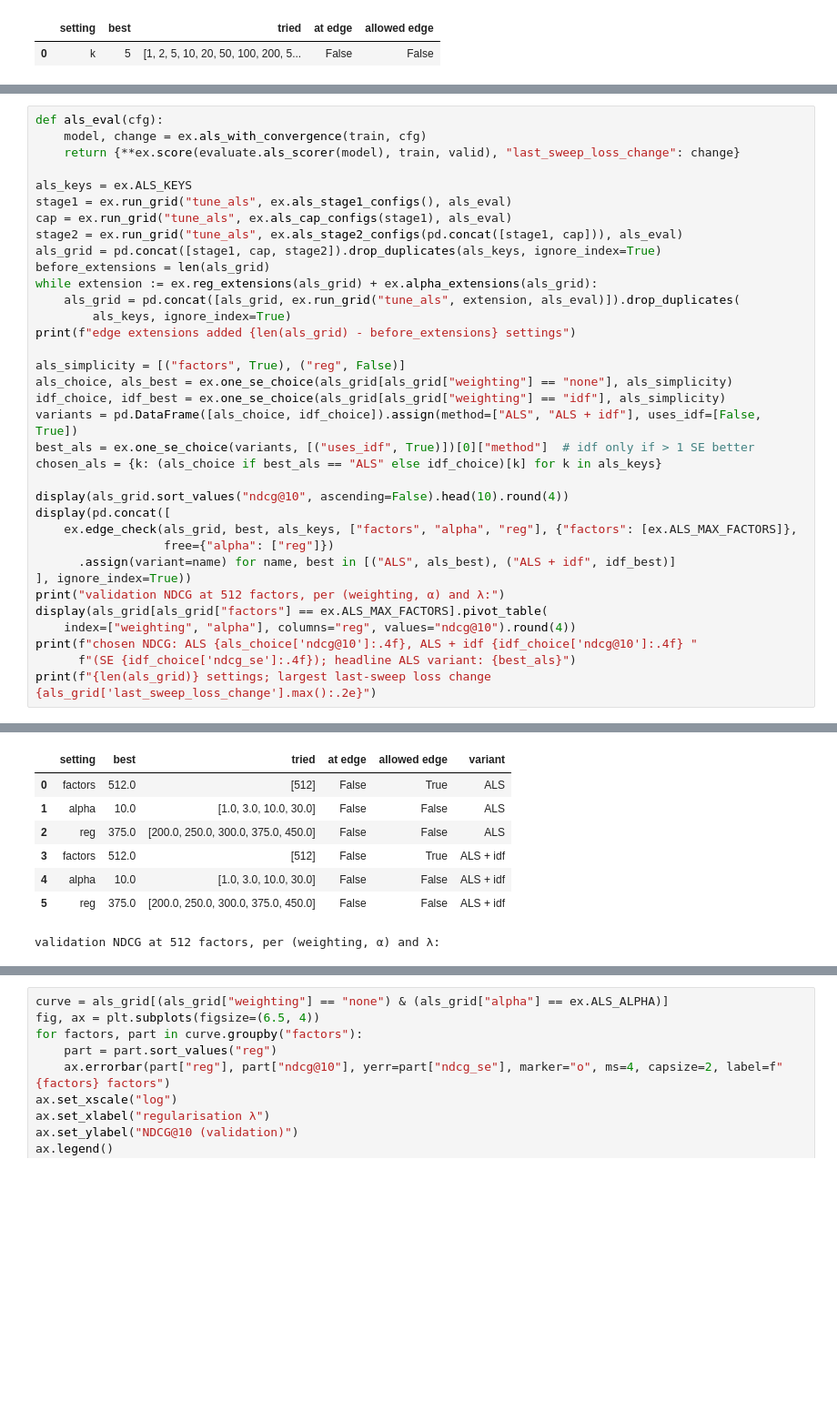
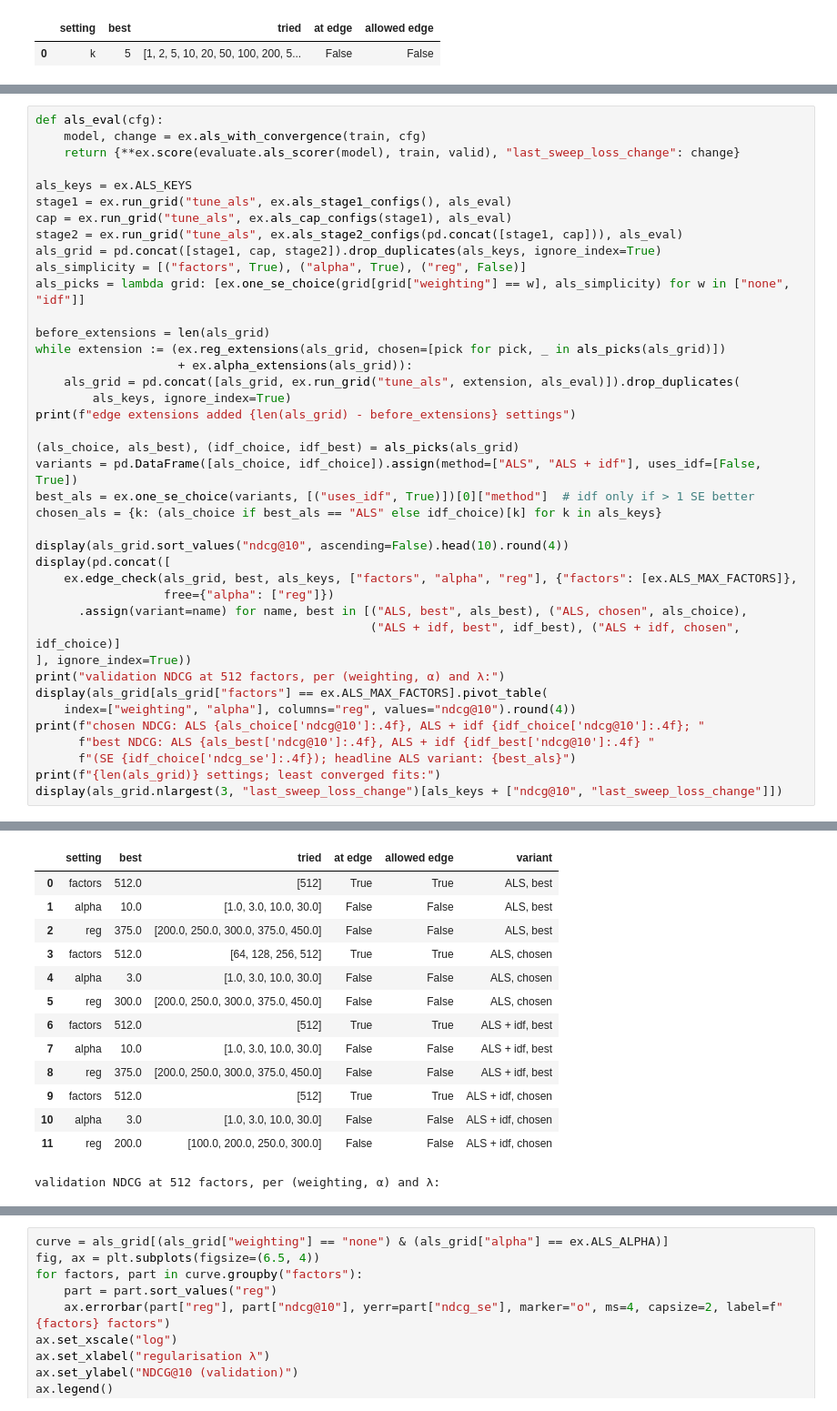
Before and after one commit to sribn/02807-computational-tools-for-data-science, a Jupyter notebook: recommender.ipynb, the cells around one changed output, grey strips where cells are left out. Shown at 91% size. Saved outputs shown, nothing was run; the diff lists cells and outputs as text; blank space fills up the shorter version.

```diff
--- a/recommender.ipynb
+++ b/recommender.ipynb
@@ -160,51 +160,62 @@ stage1 = ex.run_grid("tune_als", ex.als_stage1_configs(), als_eval)
 cap = ex.run_grid("tune_als", ex.als_cap_configs(stage1), als_eval)
 stage2 = ex.run_grid("tune_als", ex.als_stage2_configs(pd.concat([stage1, cap])), als_eval)
 als_grid = pd.concat([stage1, cap, stage2]).drop_duplicates(als_keys, ignore_index=True)
+als_simplicity = [("factors", True), ("alpha", True), ("reg", False)]
+als_picks = lambda grid: [ex.one_se_choice(grid[grid["weighting"] == w], als_simplicity) for w in ["none", "idf"]]
+
 before_extensions = len(als_grid)
-while extension := ex.reg_extensions(als_grid) + ex.alpha_extensions(als_grid):
+while extension := (ex.reg_extensions(als_grid, chosen=[pick for pick, _ in als_picks(als_grid)])
+                    + ex.alpha_extensions(als_grid)):
     als_grid = pd.concat([als_grid, ex.run_grid("tune_als", extension, als_eval)]).drop_duplicates(
         als_keys, ignore_index=True)
 print(f"edge extensions added {len(als_grid) - before_extensions} settings")
 
-als_simplicity = [("factors", True), ("reg", False)]
-als_choice, als_best = ex.one_se_choice(als_grid[als_grid["weighting"] == "none"], als_simplicity)
-idf_choice, idf_best = ex.one_se_choice(als_grid[als_grid["weighting"] == "idf"], als_simplicity)
+(als_choice, als_best), (idf_choice, idf_best) = als_picks(als_grid)
 variants = pd.DataFrame([als_choice, idf_choice]).assign(method=["ALS", "ALS + idf"], uses_idf=[False, True])
 best_als = ex.one_se_choice(variants, [("uses_idf", True)])[0]["method"]  # idf only if > 1 SE better
 chosen_als = {k: (als_choice if best_als == "ALS" else idf_choice)[k] for k in als_keys}
 
 display(als_grid.sort_values("ndcg@10", ascending=False).head(10).round(4))
 display(pd.concat([
     ex.edge_check(als_grid, best, als_keys, ["factors", "alpha", "reg"], {"factors": [ex.ALS_MAX_FACTORS]},
                   free={"alpha": ["reg"]})
-      .assign(variant=name) for name, best in [("ALS", als_best), ("ALS + idf", idf_best)]
+      .assign(variant=name) for name, best in [("ALS, best", als_best), ("ALS, chosen", als_choice),
+                                               ("ALS + idf, best", idf_best), ("ALS + idf, chosen", idf_choice)]
 ], ignore_index=True))
 print("validation NDCG at 512 factors, per (weighting, α) and λ:")
 display(als_grid[als_grid["factors"] == ex.ALS_MAX_FACTORS].pivot_table(
     index=["weighting", "alpha"], columns="reg", values="ndcg@10").round(4))
-print(f"chosen NDCG: ALS {als_choice['ndcg@10']:.4f}, ALS + idf {idf_choice['ndcg@10']:.4f} "
+print(f"chosen NDCG: ALS {als_choice['ndcg@10']:.4f}, ALS + idf {idf_choice['ndcg@10']:.4f}; "
+      f"best NDCG: ALS {als_best['ndcg@10']:.4f}, ALS + idf {idf_best['ndcg@10']:.4f} "
       f"(SE {idf_choice['ndcg_se']:.4f}); headline ALS variant: {best_als}")
-print(f"{len(als_grid)} settings; largest last-sweep loss change {als_grid['last_sweep_loss_change'].max():.2e}")
+print(f"{len(als_grid)} settings; least converged fits:")
+display(als_grid.nlargest(3, "last_sweep_loss_change")[als_keys + ["ndcg@10", "last_sweep_loss_change"]])
 # %% [output]
 edge extensions added 16 settings
 |  | weighting | alpha | factors | reg | precision@10 | recall@10 | ndcg@10 | ndcg_se | coverage | ... |
 | 59 | idf | 10.0 | 512 | 375.0 | 0.1533 | 0.2628 | 0.2576 | 0.0009 | 0.4067 | ... |
 | 49 | idf | 3.0 | 512 | 200.0 | 0.1542 | 0.2604 | 0.2569 | 0.0009 | 0.3332 | ... |
 | 57 | none | 10.0 | 512 | 375.0 | 0.1522 | 0.2627 | 0.2564 | 0.0009 | 0.3895 | ... |
 | 50 | idf | 3.0 | 512 | 250.0 | 0.1529 | 0.2590 | 0.2563 | 0.0009 | 0.2405 | ... |
 | 35 | none | 3.0 | 512 | 250.0 | 0.1533 | 0.2604 | 0.2561 | 0.0009 | 0.2630 | ... |
 | 54 | idf | 10.0 | 512 | 300.0 | 0.1525 | 0.2617 | 0.2560 | 0.0009 | 0.4701 | ... |
 | 36 | none | 3.0 | 512 | 300.0 | 0.1523 | 0.2589 | 0.2555 | 0.0009 | 0.2095 | ... |
 | 60 | none | 10.0 | 512 | 450.0 | 0.1517 | 0.2623 | 0.2555 | 0.0009 | 0.3453 | ... |
 | 21 | none | 3.0 | 256 | 300.0 | 0.1516 | 0.2581 | 0.2543 | 0.0009 | 0.2071 | ... |
 | 62 | idf | 10.0 | 512 | 450.0 | 0.1513 | 0.2595 | 0.2537 | 0.0009 | 0.3564 | ... |
 |  | setting | best | tried | at edge | allowed edge | variant |
-| 0 | factors | 512.0 | [512] | False | True | ALS |
-| 1 | alpha | 10.0 | [1.0, 3.0, 10.0, 30.0] | False | False | ALS |
-| 2 | reg | 375.0 | [200.0, 250.0, 300.0, 375.0, 450.0] | False | False | ALS |
-| 3 | factors | 512.0 | [512] | False | True | ALS + idf |
-| 4 | alpha | 10.0 | [1.0, 3.0, 10.0, 30.0] | False | False | ALS + idf |
-| 5 | reg | 375.0 | [200.0, 250.0, 300.0, 375.0, 450.0] | False | False | ALS + idf |
+| 0 | factors | 512.0 | [512] | True | True | ALS, best |
+| 1 | alpha | 10.0 | [1.0, 3.0, 10.0, 30.0] | False | False | ALS, best |
+| 2 | reg | 375.0 | [200.0, 250.0, 300.0, 375.0, 450.0] | False | False | ALS, best |
+| 3 | factors | 512.0 | [64, 128, 256, 512] | True | True | ALS, chosen |
+| 4 | alpha | 3.0 | [1.0, 3.0, 10.0, 30.0] | False | False | ALS, chosen |
+| 5 | reg | 300.0 | [200.0, 250.0, 300.0, 375.0, 450.0] | False | False | ALS, chosen |
+| 6 | factors | 512.0 | [512] | True | True | ALS + idf, best |
+| 7 | alpha | 10.0 | [1.0, 3.0, 10.0, 30.0] | False | False | ALS + idf, best |
+| 8 | reg | 375.0 | [200.0, 250.0, 300.0, 375.0, 450.0] | False | False | ALS + idf, best |
+| 9 | factors | 512.0 | [512] | True | True | ALS + idf, chosen |
+| 10 | alpha | 3.0 | [1.0, 3.0, 10.0, 30.0] | False | False | ALS + idf, chosen |
+| 11 | reg | 200.0 | [100.0, 200.0, 250.0, 300.0] | False | False | ALS + idf, chosen |
 validation NDCG at 512 factors, per (weighting, α) and λ:
 |  | reg | 30.0 | 100.0 | 200.0 | 250.0 | 300.0 | 375.0 | 450.0 | 700.0 |
 | weighting | alpha |  |  |  |  |  |  |  |  |
```
Also changed, not shown: parts of 24 cells of this notebook, 5 other files.
